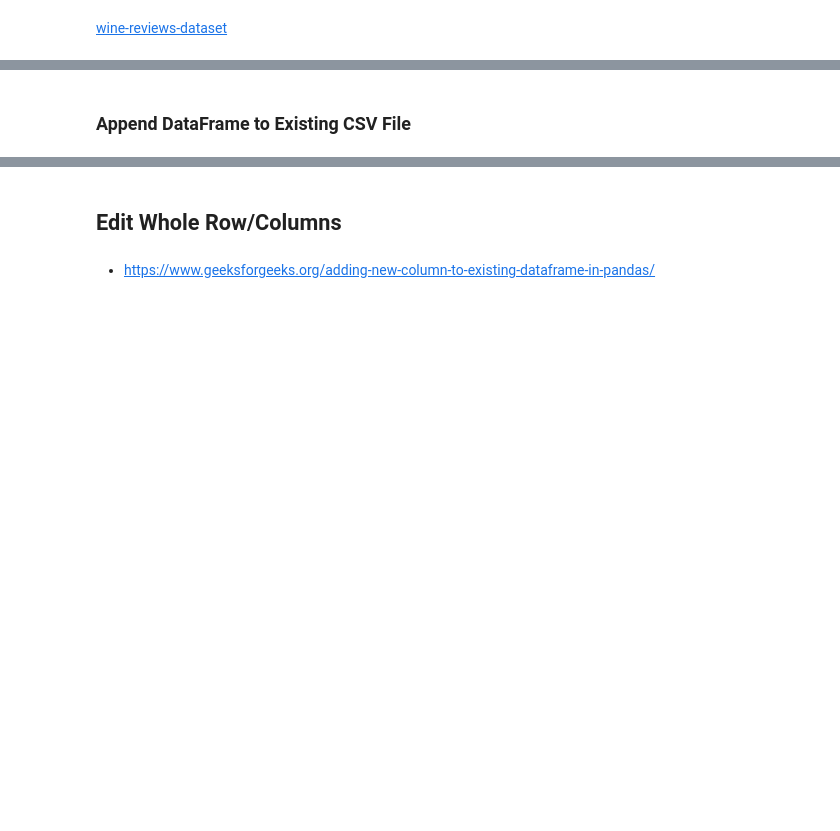
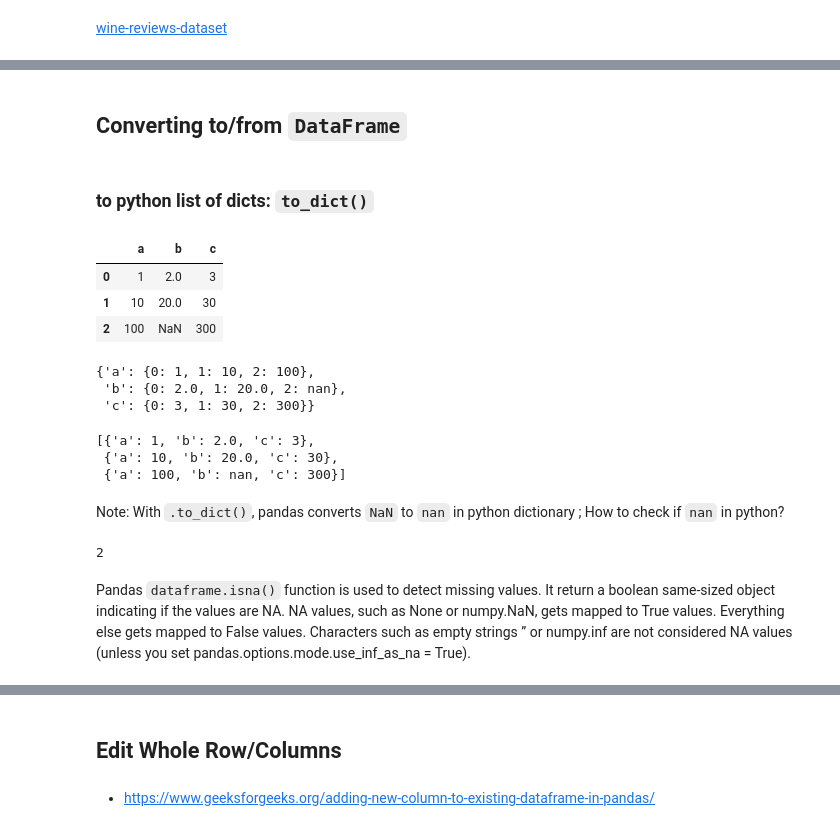
Before and after one commit to dev-SR/machine-learning, a Jupyter notebook: 01pandas/pandas.ipynb, the cells around one changed output, grey strips where cells are left out. Saved outputs shown, nothing was run; the diff lists cells and outputs as text; code cells hidden in the pictures; blank space fills up the shorter version.

```diff
--- a/01pandas/pandas.ipynb
+++ b/01pandas/pandas.ipynb
@@ -520,2 +518,0 @@ Post Shape: (100, 13)
-# %% [markdown]
-### Append DataFrame to Existing CSV File
@@ -534,0 +519,42 @@ df.to_csv('d.csv', mode='a', index=False, header=False)
+# %% [markdown]
+## Converting to/from `DataFrame`
+# %% [markdown]
+### to python list of dicts: `to_dict()`
+# %%
+data = [
+	{'a': 1, 'b': 2, 'c': 3},
+	{'a': 10, 'b': 20, 'c': 30},
+	{'a': 100, 'b': None, 'c': 300}
+]
+
+df = pd.DataFrame(data)
+df
+# %% [output]
+|  | a | b | c |
+| 0 | 1 | 2.0 | 3 |
+| 1 | 10 | 20.0 | 30 |
+| 2 | 100 | NaN | 300 |
+# %%
+df.to_dict()
+# %% [output]
+{'a': {0: 1, 1: 10, 2: 100},
+ 'b': {0: 2.0, 1: 20.0, 2: nan},
+ 'c': {0: 3, 1: 30, 2: 300}}
+# %%
+df.to_dict(orient='records')
+# %% [output]
+[{'a': 1, 'b': 2.0, 'c': 3},
+ {'a': 10, 'b': 20.0, 'c': 30},
+ {'a': 100, 'b': nan, 'c': 300}]
+# %% [markdown]
+Note: With `.to_dict()`, pandas converts `NaN` to `nan` in python dictionary ; How to check if `nan` in python?
+# %%
+# using `pd.isna()`
+d = df.to_dict(orient='records')
+for i, v in enumerate(d):
+    if pd.isna(v['b']):
+        print(i)
+# %% [output]
+2
+# %% [markdown]
+Pandas `dataframe.isna()` function is used to detect missing values. It return a boolean same-sized object indicating if the values are NA. NA values, such as None or numpy.NaN, gets mapped to True values. Everything else gets mapped to False values. Characters such as empty strings ” or numpy.inf are not considered NA values (unless you set pandas.options.mode.use_inf_as_na = True).
```
Also changed, not shown: parts of 34 cells of this notebook, 1 other file.
